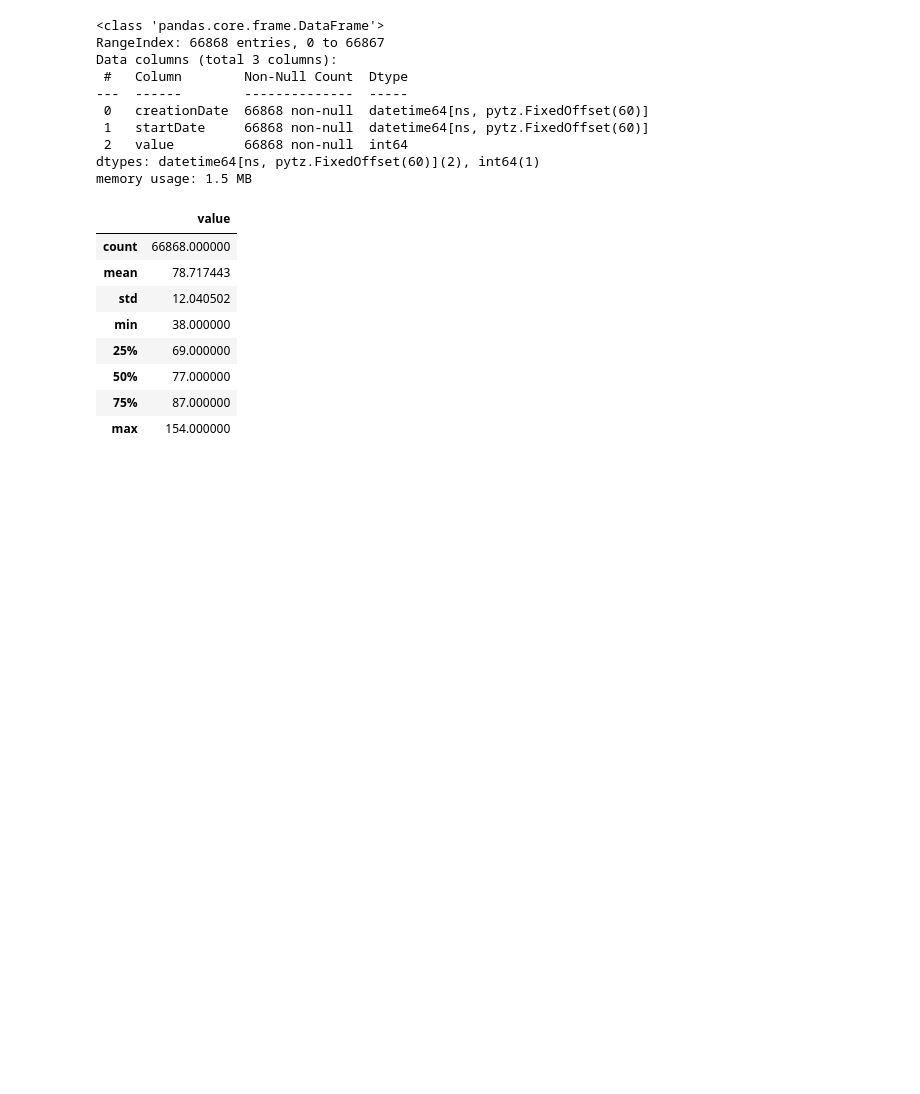
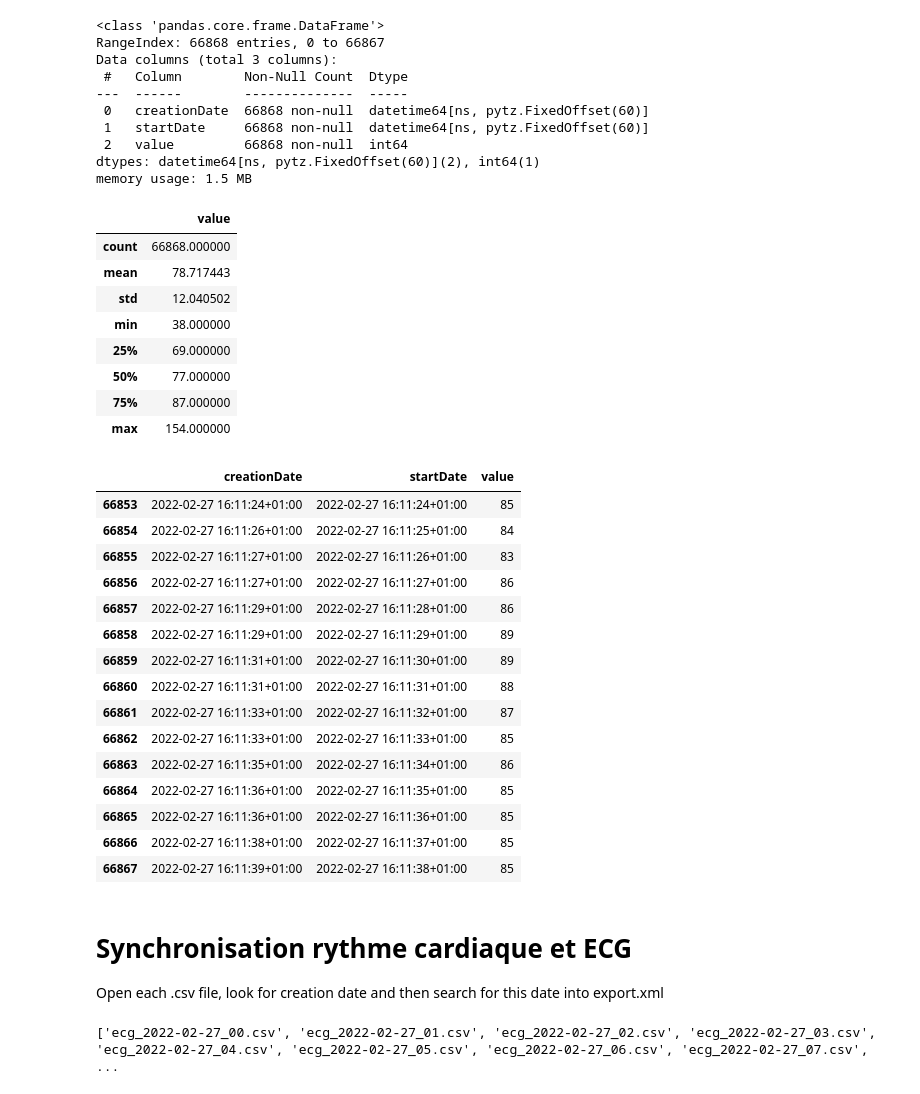
Before and after one commit to pbellot/Physio, a Jupyter notebook: explorationECG.ipynb, the cells around one changed output. Saved outputs shown, nothing was run; the diff lists cells and outputs as text; code cells hidden in the pictures; blank space fills up the shorter version.

Commit message:
ECG : détermination date début fichiers ECG.csv

```diff
--- a/explorationECG.ipynb
+++ b/explorationECG.ipynb
@@ -134,3 +142,25 @@ rythme.describe()
 | 50% | 77.000000 |
 | 75% | 87.000000 |
 | max | 154.000000 |
+# %%
+rythme.tail(15)
+# %% [output]
+|  | creationDate | startDate | value |
+| 66853 | 2022-02-27 16:11:24+01:00 | 2022-02-27 16:11:24+01:00 | 85 |
+| 66854 | 2022-02-27 16:11:26+01:00 | 2022-02-27 16:11:25+01:00 | 84 |
+| 66855 | 2022-02-27 16:11:27+01:00 | 2022-02-27 16:11:26+01:00 | 83 |
+| 66856 | 2022-02-27 16:11:27+01:00 | 2022-02-27 16:11:27+01:00 | 86 |
+| 66857 | 2022-02-27 16:11:29+01:00 | 2022-02-27 16:11:28+01:00 | 86 |
+| 66858 | 2022-02-27 16:11:29+01:00 | 2022-02-27 16:11:29+01:00 | 89 |
+| 66859 | 2022-02-27 16:11:31+01:00 | 2022-02-27 16:11:30+01:00 | 89 |
+| 66860 | 2022-02-27 16:11:31+01:00 | 2022-02-27 16:11:31+01:00 | 88 |
+| 66861 | 2022-02-27 16:11:33+01:00 | 2022-02-27 16:11:32+01:00 | 87 |
+| 66862 | 2022-02-27 16:11:33+01:00 | 2022-02-27 16:11:33+01:00 | 85 |
+| 66863 | 2022-02-27 16:11:35+01:00 | 2022-02-27 16:11:34+01:00 | 86 |
+| 66864 | 2022-02-27 16:11:36+01:00 | 2022-02-27 16:11:35+01:00 | 85 |
+| 66865 | 2022-02-27 16:11:36+01:00 | 2022-02-27 16:11:36+01:00 | 85 |
+| 66866 | 2022-02-27 16:11:38+01:00 | 2022-02-27 16:11:37+01:00 | 85 |
+| 66867 | 2022-02-27 16:11:39+01:00 | 2022-02-27 16:11:38+01:00 | 85 |
+# %% [markdown]
+# Synchronisation rythme cardiaque et ECG
+Open each .csv file, look for creation date and then search for this date into export.xml
@@ -136,0 +172,4 @@ rythme.describe()
+# %%
+print(csvFiles)
+# %% [output]
+['ecg_2022-02-27_00.csv', 'ecg_2022-02-27_01.csv', 'ecg_2022-02-27_02.csv', 'ecg_2022-02-27_03.csv', 'ecg_2022-02-27_04.csv', 'ecg_2022-02-27_05.csv', 'ecg_2022-02-27_06.csv', 'ecg_2022-02-27_07.csv', ...
```
Also changed, not shown: parts of 10 cells of this notebook, 10 other files.
